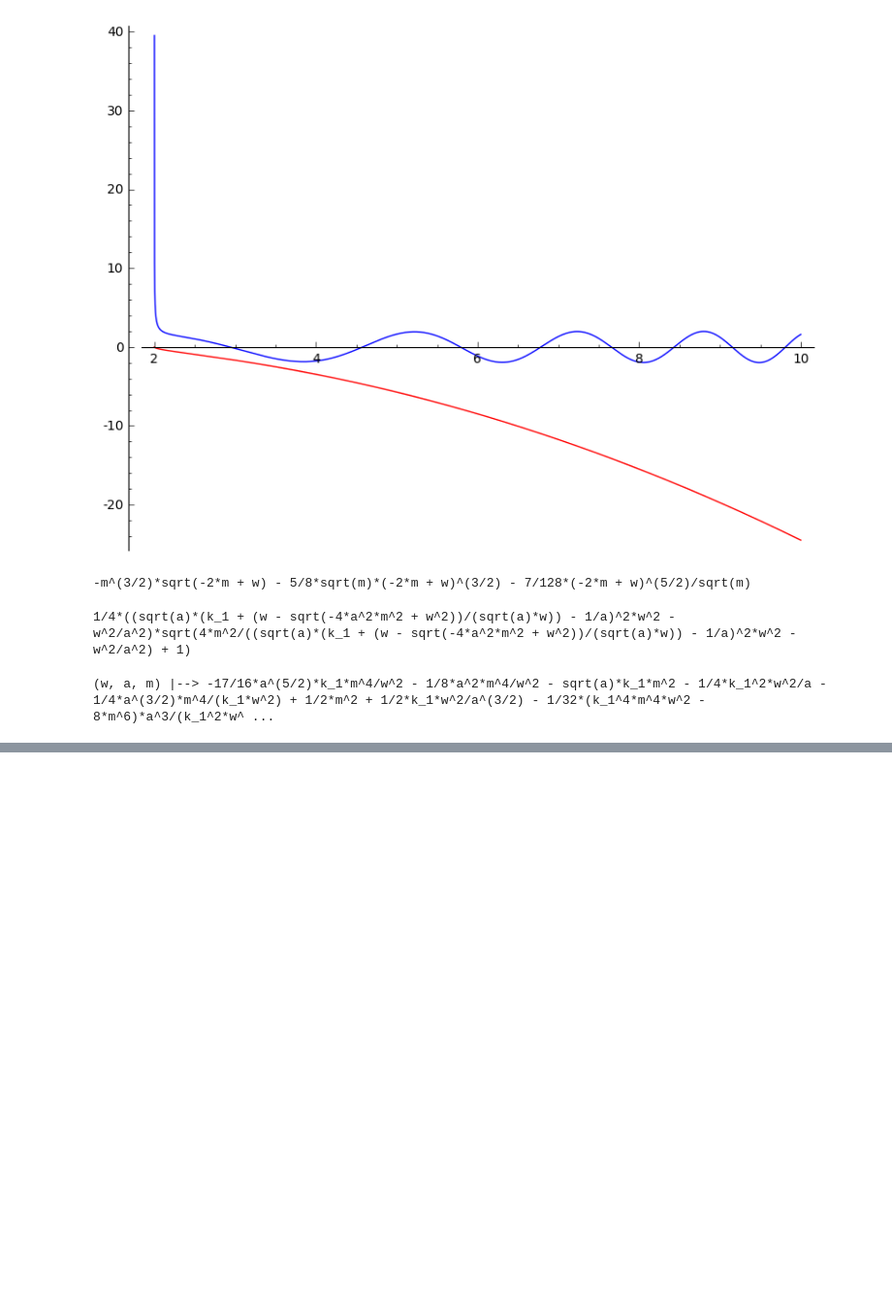
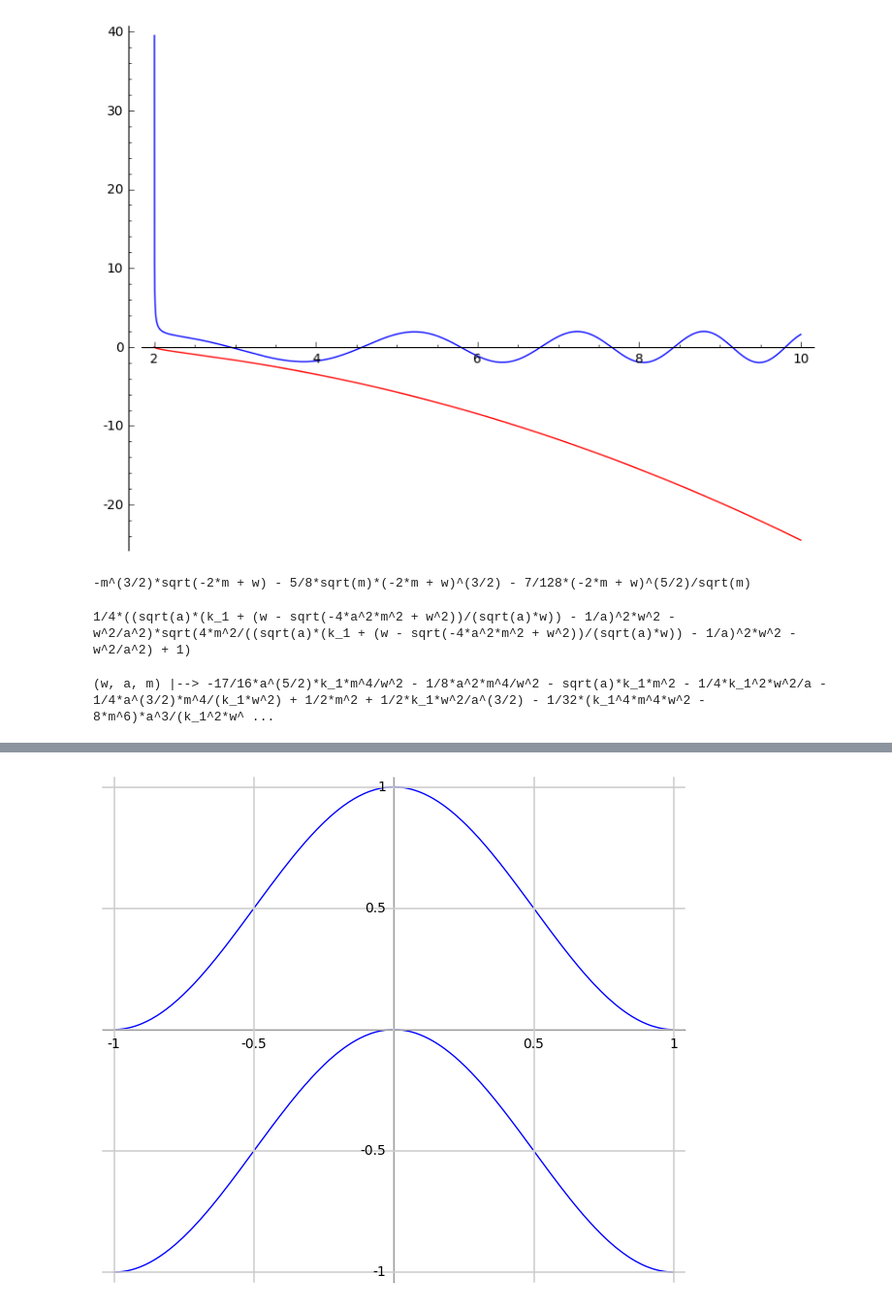
Before and after one commit to jlbosse/Bachelorarbeit, a Jupyter notebook: Animationen.ipynb, the cells around one changed output, grey strips where cells are left out. Shown: that part at 97% size. Saved outputs shown, nothing was run; the diff lists cells and outputs as text; code cells hidden in the pictures; blank space fills up the shorter version.

```diff
--- a/Animationen.ipynb
+++ b/Animationen.ipynb
@@ -298,0 +303,5 @@ phi_prime.taylor(a,0,3)
+# %%
+plot(-0.5+0.5*sin(pi*(x+0.5)))+\
+plot(0.5+0.5*cos(pi*x))
+# %% [output]
+[figure, added]
```
Also changed, not shown: parts of 2 cells of this notebook, 8 other files.
